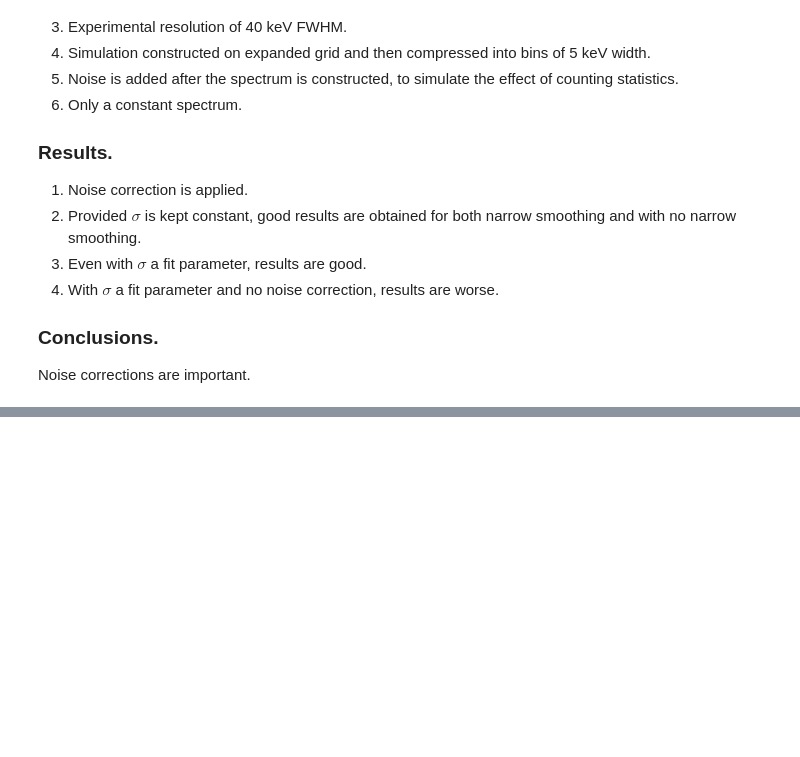
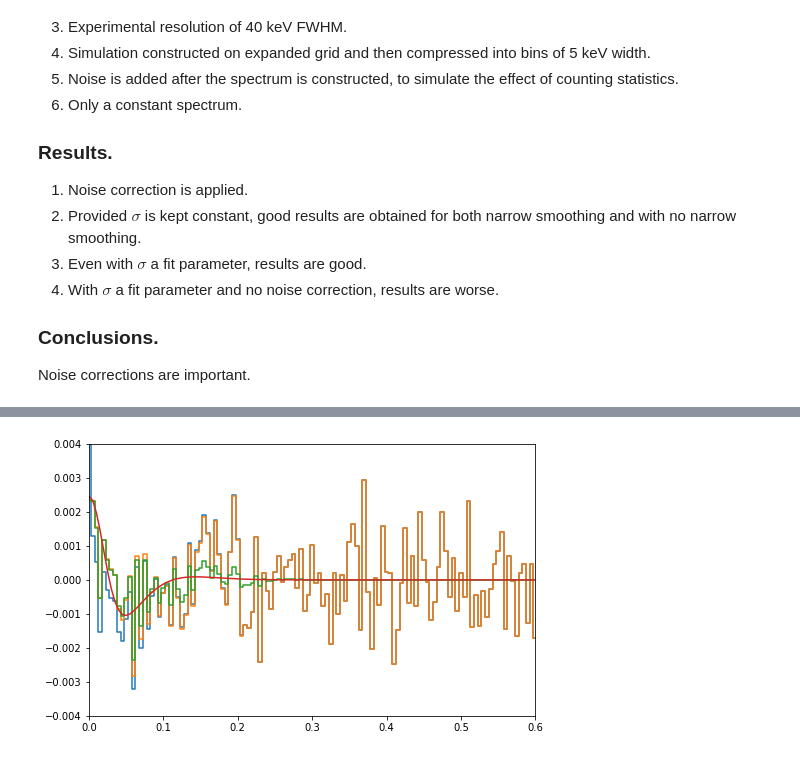
Before and after one commit to rfearick/leveldensity, a Jupyter notebook: leveldensity-simulation.ipynb, the cells around one changed output, grey strips where cells are left out. Cells and saved outputs as stored; diff of their text form; code cells hidden in the pictures; blank space fills up the shorter version.

```diff
--- a/leveldensity-simulation.ipynb
+++ b/leveldensity-simulation.ipynb
@@ -481,0 +349,14 @@ Fitted sign=0.0236, sigw=0.0633, sige=0.0174, ys= 3.640
+# %%
+# replot of last
+plt.figure(figsize=(8,5))
+plt.plot(energy, data, drawstyle='steps-mid')
+plt.plot(energy, data-noise, drawstyle='steps-mid')
+plt.plot(energy,ACfx, drawstyle='steps-mid')
+m=spt.ACtheory(energy, sign, sigw, alpha, D)
+plt.plot(energy, m)
+plt.xlim(0.0,energy[-1]/4)
+plt.xlim(0.0,0.6)
+plt.ylim(-0.004,0.004)
+plt.show()
+# %% [output]
+[figure, added]
```
Also changed, not shown: parts of 17 cells of this notebook.
